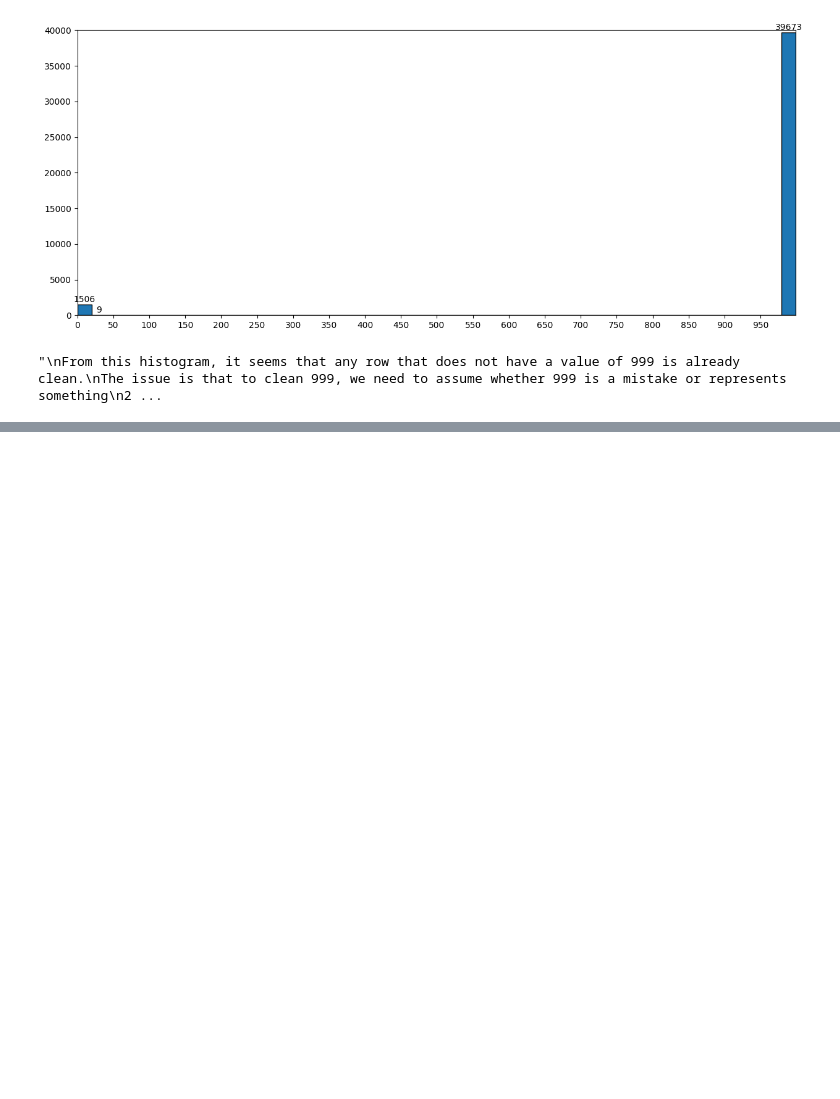
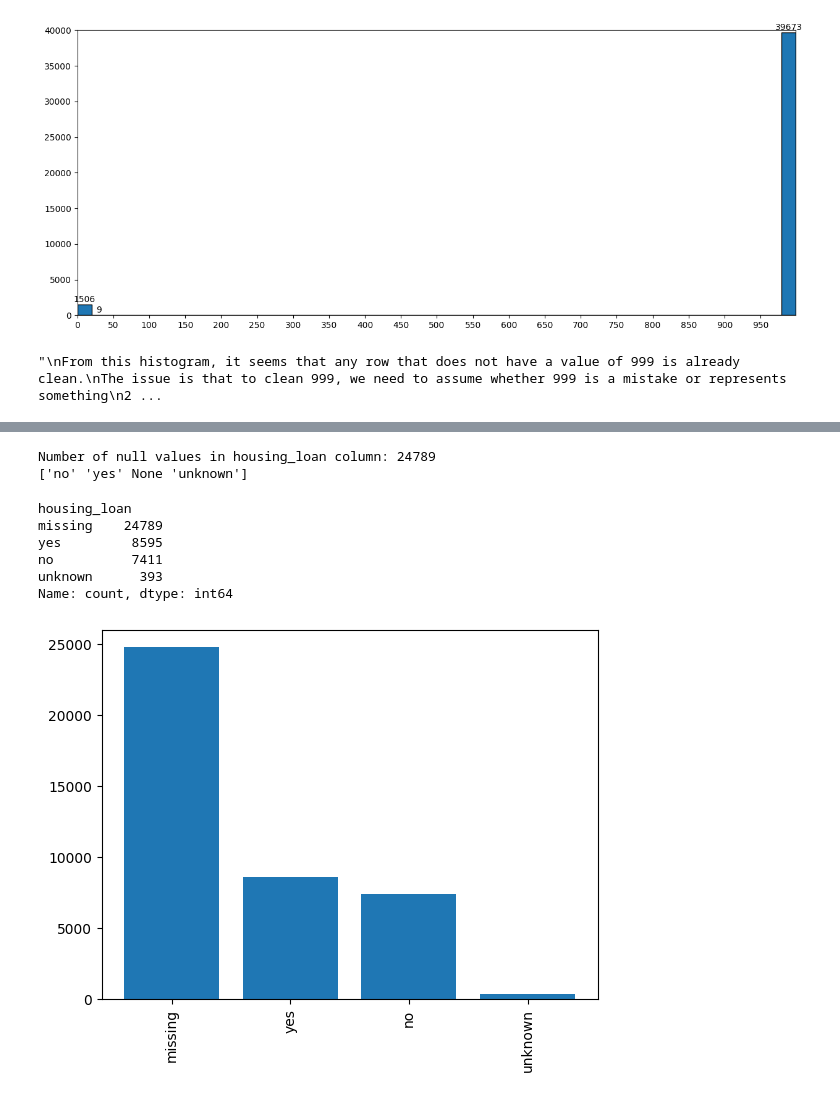
Before and after one commit to mysticshirou/EGT309-TeamJunHoe, a Jupyter notebook: eda.ipynb, the cells around one changed output, grey strips where cells are left out. Cells and saved outputs as stored; diff of their text form; code cells hidden in the pictures; blank space fills up the shorter version.

Commit message:
Changed null value data cleaning and formatted markdown better in eda notebook

```diff
--- a/eda.ipynb
+++ b/eda.ipynb
@@ -724,0 +609,3 @@ df_pdays[df_pdays['previous_contact_days'] == 999].head()
+# %%
+df_housing = df_pdays.copy()
+df_housing.head()
@@ -724,0 +619,21 @@ df_pdays[df_pdays['previous_contact_days'] == 999].head()
+# %%
+print(f"Number of null values in housing_loan column: {df_housing.housing_loan.isna().sum()}")
+print(df_housing.housing_loan.unique())
+# %% [output]
+Number of null values in housing_loan column: 24789
+['no' 'yes' None 'unknown']
+# %%
+# Large amount of null values, fill with string 'mssing' instead (to allow plotting without error)
+df_housing.housing_loan = df_housing.housing_loan.fillna("missing")
+print(df_housing.housing_loan.value_counts())
+plt.bar(df_housing.housing_loan.value_counts().index, df_housing.housing_loan.value_counts().values)
+plt.xticks(rotation=90)
+plt.show()
+# %% [output]
+housing_loan
+missing    24789
+yes         8595
+no          7411
+unknown      393
+Name: count, dtype: int64
+[figure, added]
```
Also changed, not shown: parts of 30 cells of this notebook, 1 other file.
